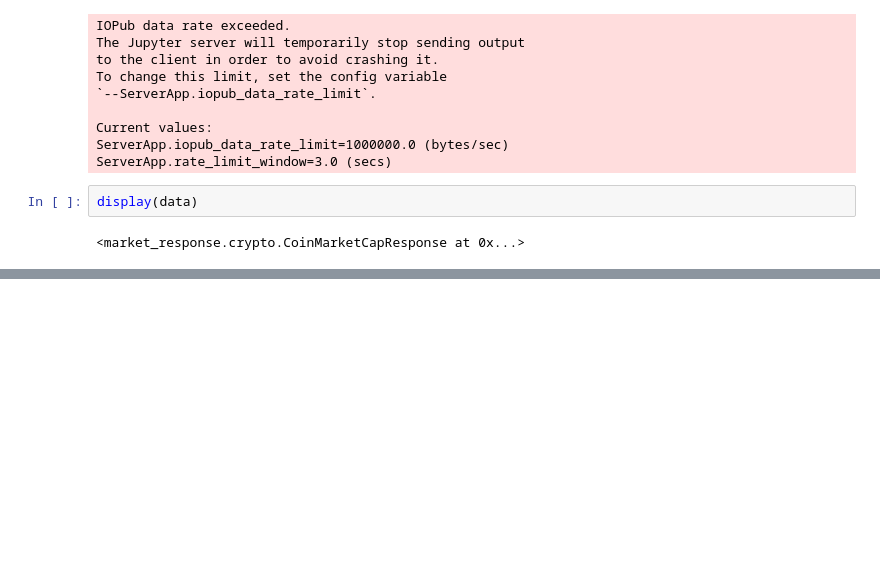
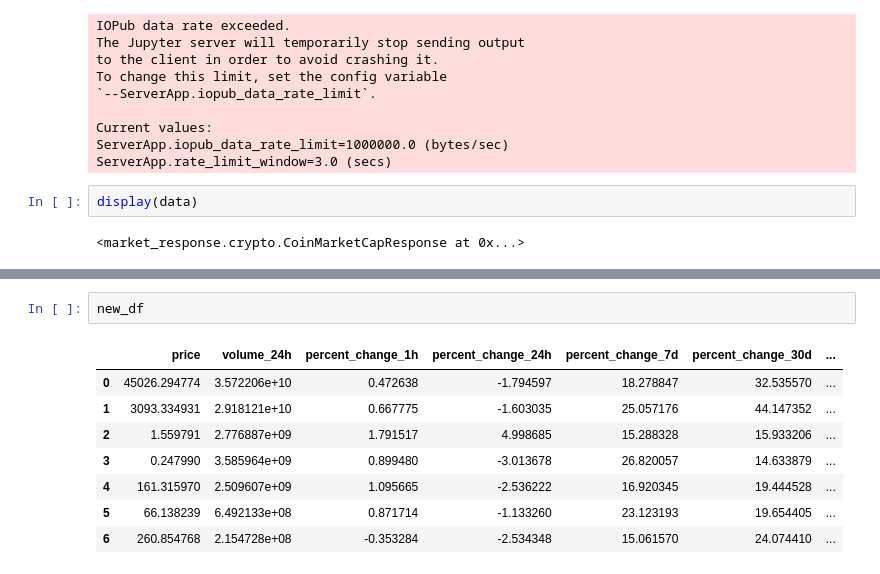
Before and after one commit to jasonjgarcia24/global-crypto-behavior-1, a Jupyter notebook: Global-Crypto-behavior.ipynb, the cells around one changed output, grey strips where cells are left out. Drawn from its saved outputs; the diff is of its cells as text; blank space fills up the shorter version.

```diff
--- a/Global-Crypto-behavior.ipynb
+++ b/Global-Crypto-behavior.ipynb
@@ -100,0 +169,11 @@ data.dataframe.drop(columns = ["platform"])
+# %%
+new_df
+# %% [output]
+|  | price | volume_24h | percent_change_1h | percent_change_24h | percent_change_7d | percent_change_30d | ... |
+| 0 | 45026.294774 | 3.572206e+10 | 0.472638 | -1.794597 | 18.278847 | 32.535570 | ... |
+| 1 | 3093.334931 | 2.918121e+10 | 0.667775 | -1.603035 | 25.057176 | 44.147352 | ... |
+| 2 | 1.559791 | 2.776887e+09 | 1.791517 | 4.998685 | 15.288328 | 15.933206 | ... |
+| 3 | 0.247990 | 3.585964e+09 | 0.899480 | -3.013678 | 26.820057 | 14.633879 | ... |
+| 4 | 161.315970 | 2.509607e+09 | 1.095665 | -2.536222 | 16.920345 | 19.444528 | ... |
+| 5 | 66.138239 | 6.492133e+08 | 0.871714 | -1.133260 | 23.123193 | 19.654405 | ... |
+| 6 | 260.854768 | 2.154728e+08 | -0.353284 | -2.534348 | 15.061570 | 24.074410 | ... |
```
Also changed, not shown: parts of 12 cells of this notebook.
